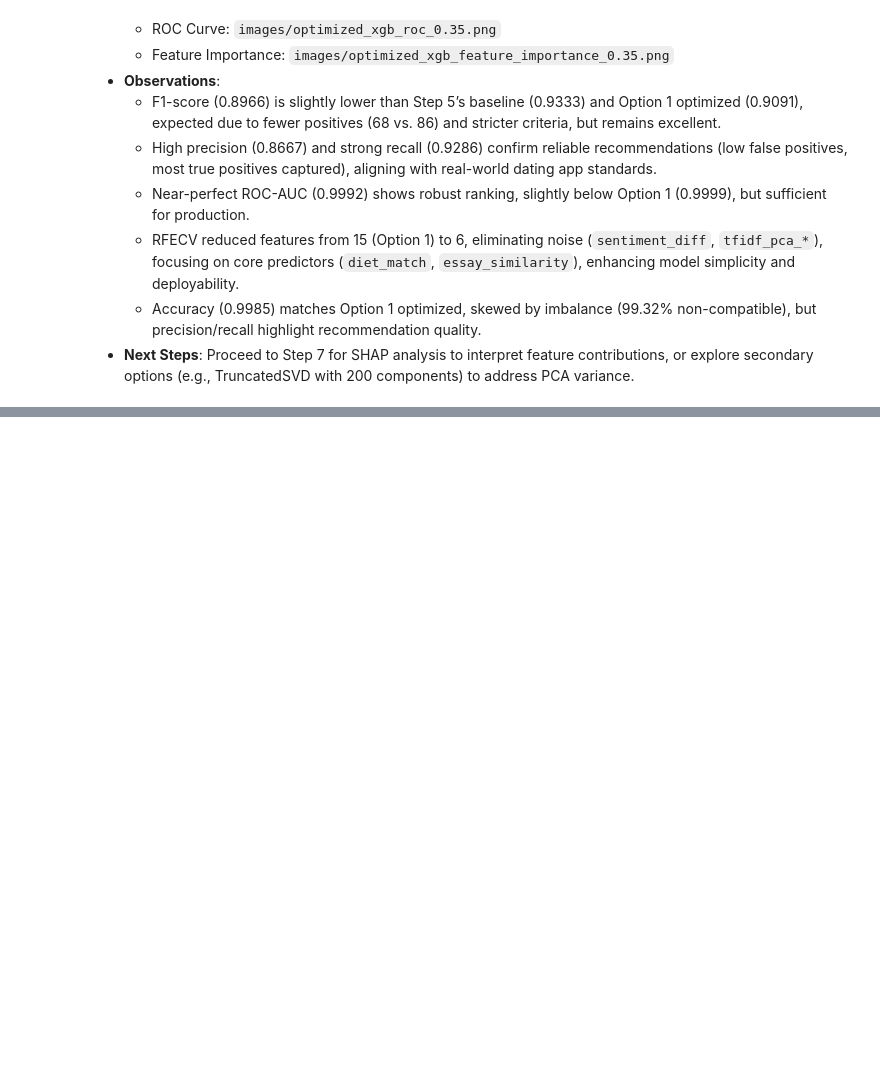
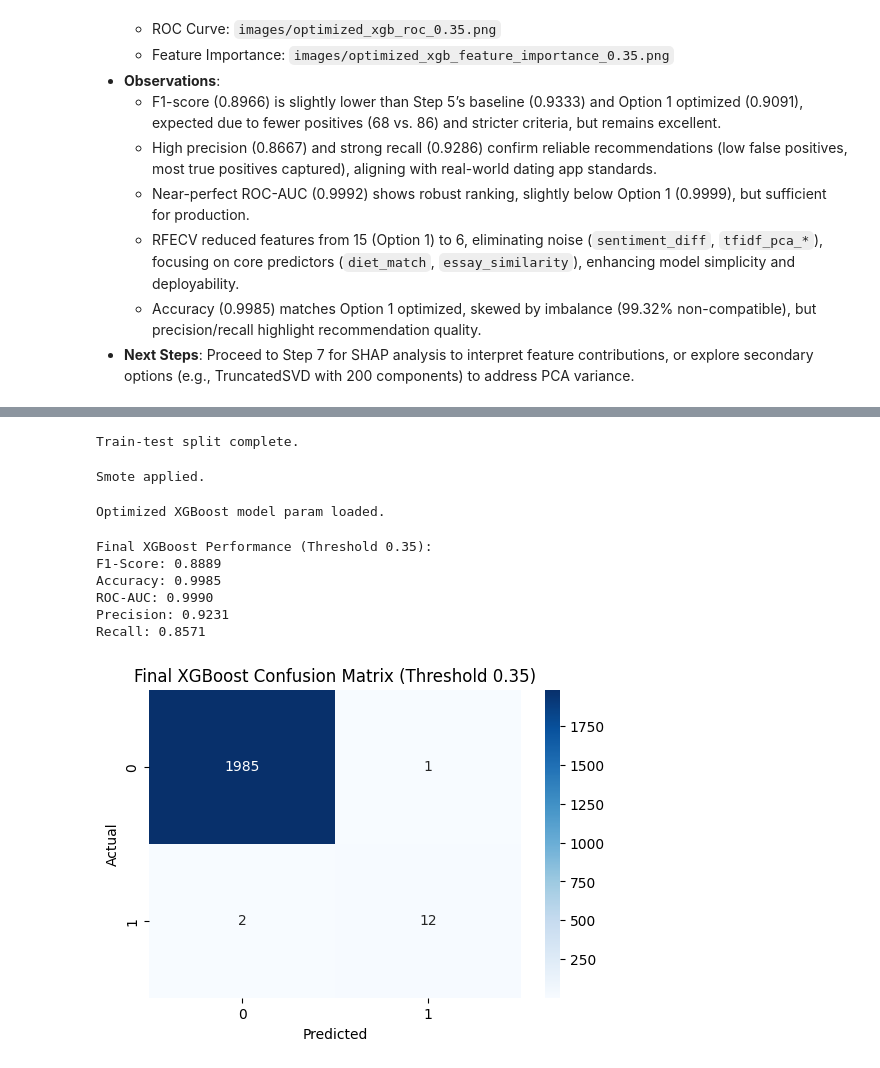
Before and after one commit to GoudyMT/dating-ml-project, a Jupyter notebook: dating_ml_analysis.ipynb, the cells around one changed output, grey strips where cells are left out. Drawn from its saved outputs; the diff is of its cells as text; code cells hidden in the pictures; blank space fills up the shorter version.

Commit message:
Completed model evaluation with SHAP analysis, sensitivity analysis for essay_similarity thresholds, and final metrics

```diff
--- a/dating_ml_analysis.ipynb
+++ b/dating_ml_analysis.ipynb
@@ -829,0 +856,63 @@ plt.close()
+# %%
+# Use selected features from Step 6
+selected_features = ['age_diff', 'diet_match', 'drinks_match', 'smokes_match', 'orientation_match', 'essay_similarity']
+X = df[selected_features]
+y = df['compatible']
+
+# Train-test split (same as Step 5-6)
+X_train, X_test, y_train, y_test = train_test_split(X, y, test_size=0.2, random_state=42, stratify=y)
+print("Train-test split complete.")
+# %% [output]
+Train-test split complete.
+# %%
+# Apply SMOTE
+smote = SMOTE(sampling_strategy=0.1, random_state=42)
+X_train_smote, y_train_smote = smote.fit_resample(X_train, y_train)
+print("Smote applied.")
+# %% [output]
+Smote applied.
+# %%
+# Load optimized XGBoost model parameters
+model = XGBClassifier(learning_rate=0.3, max_depth=6, n_estimators=100,
+                      scale_pos_weight=len(y_train_smote[y_train_smote==0])/len(y_train_smote[y_train_smote==1]),
+                      random_state=42)
+model.fit(X_train_smote, y_train_smote)
+print("Optimized XGBoost model param loaded.")
+# %% [output]
+Optimized XGBoost model param loaded.
+# %%
+# Final evaluation
+y_pred = model.predict(X_test)
+y_prob = model.predict_proba(X_test)[:, 1]
+f1 = f1_score(y_test, y_pred)
+acc = accuracy_score(y_test, y_pred)
+auc = roc_auc_score(y_test, y_prob) if len(np.unique(y_test)) > 1 else 0
+prec = precision_score(y_test, y_pred, zero_division=0)
+rec = recall_score(y_test, y_pred, zero_division=0)
+
+print("\nFinal XGBoost Performance (Threshold 0.35):")
+print(f"F1-Score: {f1:.4f}")
+print(f"Accuracy: {acc:.4f}")
+print(f"ROC-AUC: {auc:.4f}")
+print(f"Precision: {prec:.4f}")
+print(f"Recall: {rec:.4f}")
+# %% [output]
+Final XGBoost Performance (Threshold 0.35):
+F1-Score: 0.8889
+Accuracy: 0.9985
+ROC-AUC: 0.9990
+Precision: 0.9231
+Recall: 0.8571
+# %%
+# Confusion matrix
+cm = confusion_matrix(y_test, y_pred)
+plt.figure(figsize=(6, 4))
+sns.heatmap(cm, annot=True, fmt='d', cmap='Blues')
+plt.title('Final XGBoost Confusion Matrix (Threshold 0.35)')
+plt.xlabel('Predicted')
+plt.ylabel('Actual')
+plt.savefig('images/final_xgb_cm_0.35.png')
+plt.show()
+plt.close()
+# %% [output]
+[figure, added]
```
Also changed, not shown: parts of 7 cells of this notebook, 4 other files.
